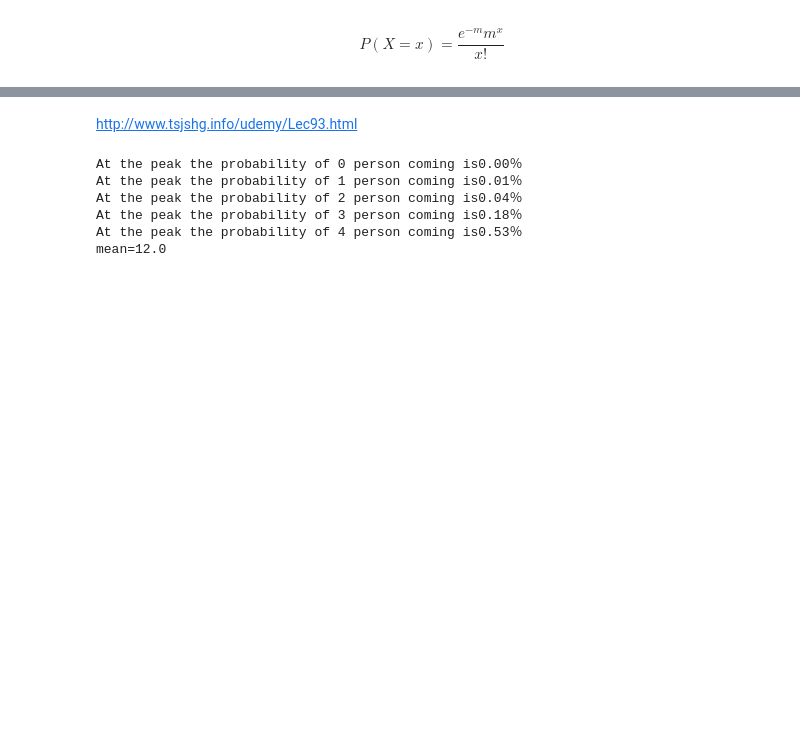
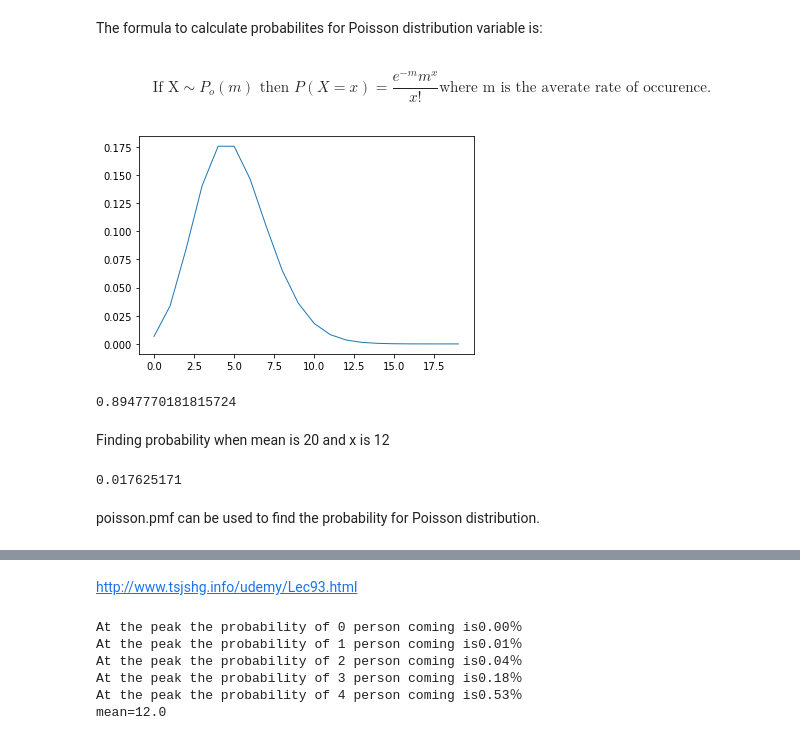
Before and after one commit to shinokada/python-for-ib-diploma-mathematics, a Jupyter notebook: Poisson distribution.ipynb, the cells around one changed output, grey strips where cells are left out. Saved outputs shown, nothing was run; the diff lists cells and outputs as text; code cells hidden in the pictures; blank space fills up the shorter version.

```diff
--- a/Poisson distribution.ipynb
+++ b/Poisson distribution.ipynb
@@ -1,4 +1,29 @@
+# %% [markdown]
+The formula to calculate probabilites for Poisson distribution variable is:
 # %% [markdown]
 \begin{equation}
+\text{If X}\sim P_o(m) \text{ then }
 P(X=x)=\frac{e^{-m}m^x}{x!}
+\text{where m is the averate rate of occurence.}
 \end{equation}
+# %%
+import numpy as np
+import matplotlib.pyplot as plt
+from scipy.stats import poisson
+import seaborn as sns
+%matplotlib inline
+
+#sample = poisson.rvs(mu=2.2, size=10000, random_state=13)
+#sample = poisson.pmf(mu=2.2, size=10000, random_state=13)
+#sns.distplot(sample, kde=False)
+#x= np.arange(100,200,0.5)
+#plt.plot(x, poisson.pmf(x,150))
+arr = []
+rv = poisson(5)
+for num in range(0,20):
+ arr.append(rv.pmf(num))
+
+plt.plot(arr, linewidth=1.0)
+plt.show()
+# %% [output]
+[figure, added]
@@ -4,0 +32,18 @@ P(X=x)=\frac{e^{-m}m^x}{x!}
+# %%
+from scipy.stats import poisson
+m=33.2
+poisson.cdf(40,m)
+# %% [output]
+0.8947770181815724
+# %% [markdown]
+Finding probability when mean is 20 and x is 12
+# %%
+from math import factorial, exp # probability of 5 defects in an area
+x = 12
+m = 20
+poisson_prob = ((m**x) * exp(-m)) / factorial(x)
+print('%.9f' %poisson_prob)   # Answer = 0.067
+# %% [output]
+0.017625171
+# %% [markdown]
+poisson.pmf can be used to find the probability for Poisson distribution.
```
Also changed, not shown: parts of 2 cells of this notebook, 2 other files.
